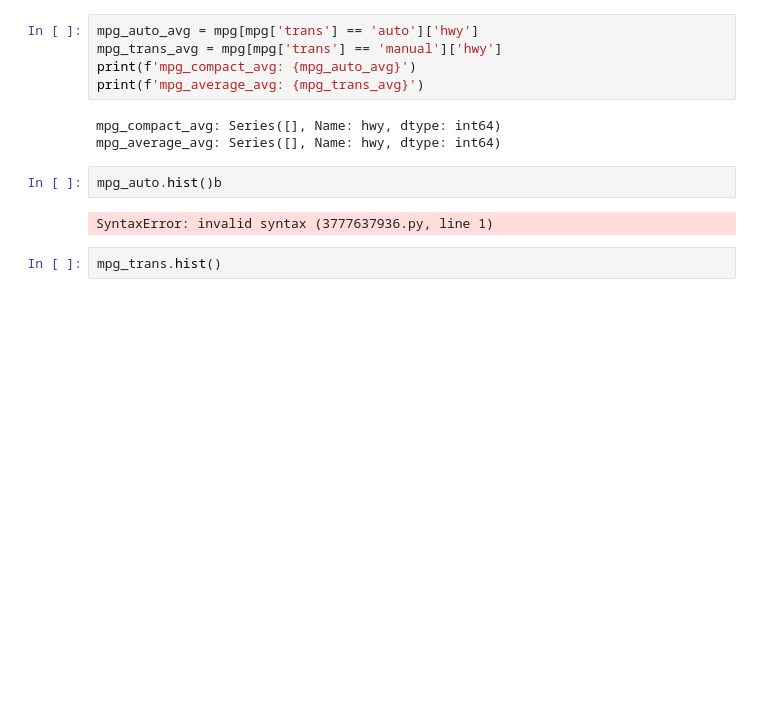
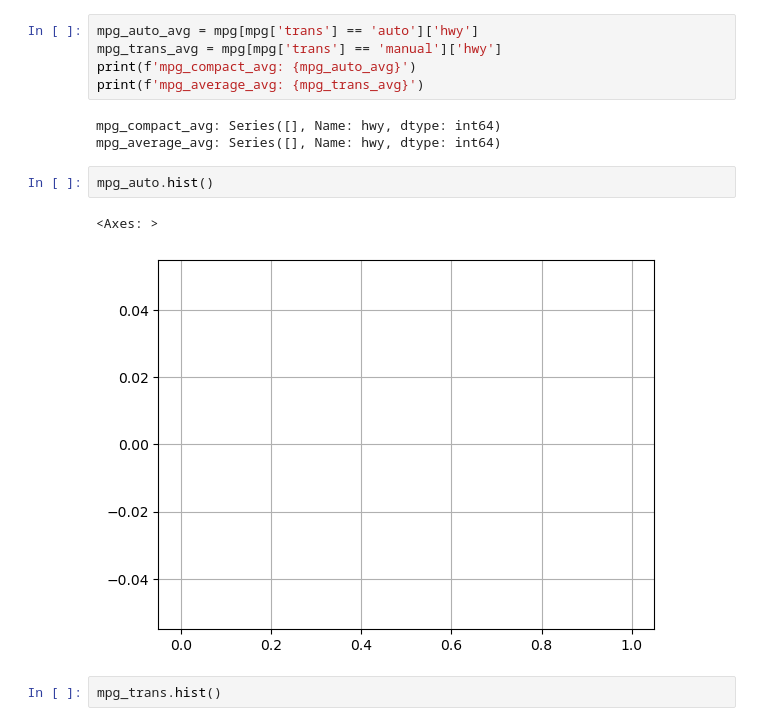
Before and after one commit to annie-carter/statistics-exercises, a Jupyter notebook: hypothesis_testing.ipynb, the cells around one changed output. Drawn from its saved outputs; the diff is of its cells as text; blank space fills up the shorter version.

```diff
--- a/hypothesis_testing.ipynb
+++ b/hypothesis_testing.ipynb
@@ -215,9 +215,10 @@ print(f'mpg_average_avg: {mpg_trans_avg}')
 mpg_compact_avg: Series([], Name: hwy, dtype: int64)
 mpg_average_avg: Series([], Name: hwy, dtype: int64)
 # %%
-mpg_auto.hist()b
+mpg_auto.hist()
 # %% [output]
-SyntaxError: invalid syntax (3777637936.py, line 1)
+<Axes: >
+[figure, added]
 # %%
 mpg_trans.hist()
 # %% [markdown]
```
Also changed, not shown: parts of 39 cells of this notebook, 1 other file.
